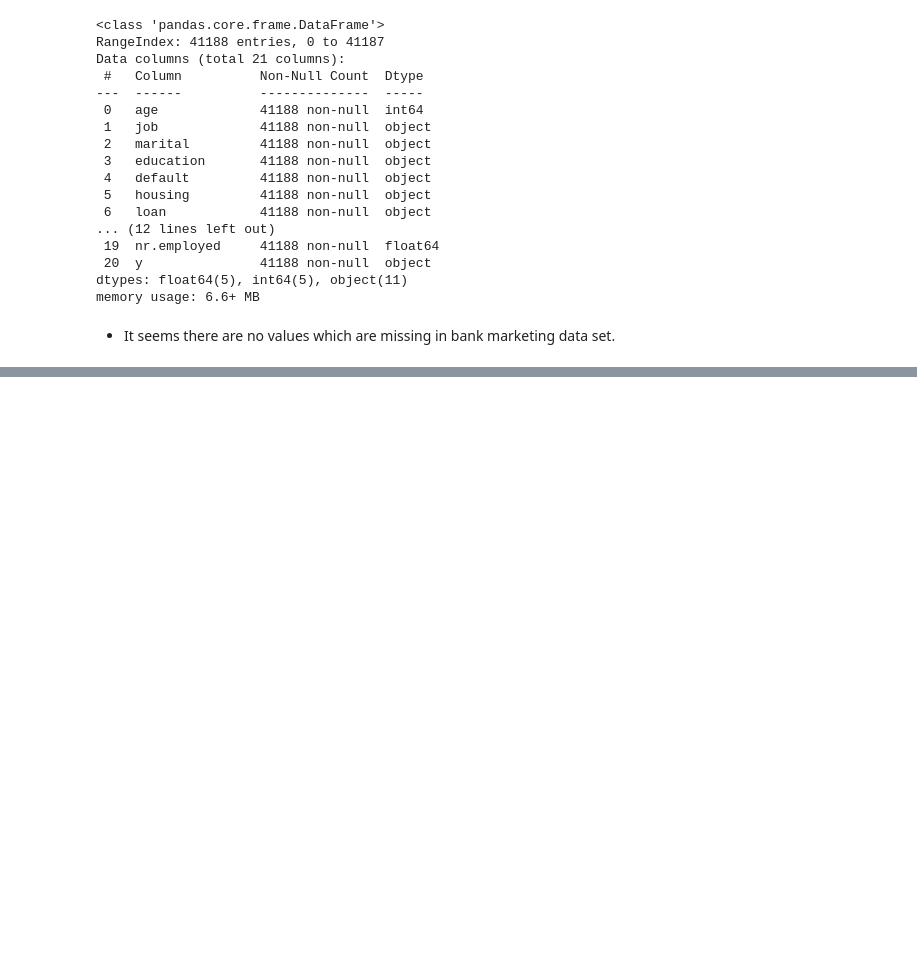
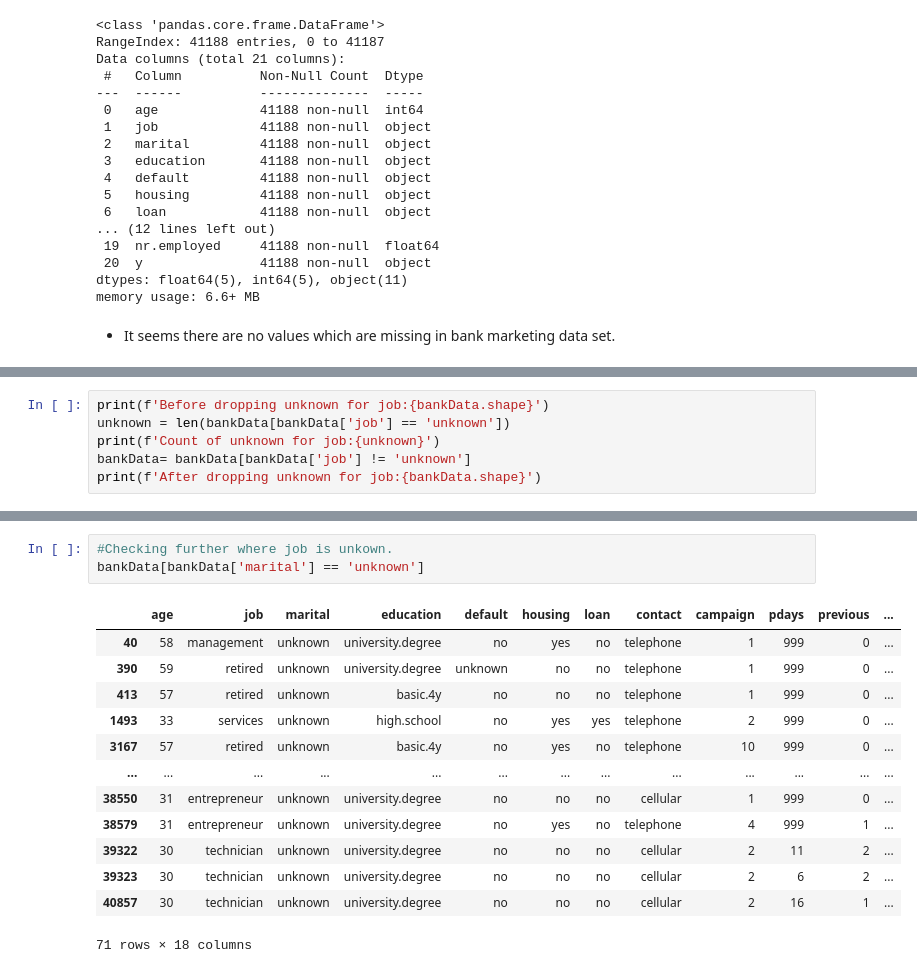
Before and after one commit to Harshobhit/Machine-Learning-Models-Pracitice, a Jupyter notebook: logistic-regression-on-bank-marketing-data.ipynb, the cells around one changed output, grey strips where cells are left out. Cells and saved outputs as stored; diff of their text form; blank space fills up the shorter version.

```diff
--- a/logistic-regression-on-bank-marketing-data.ipynb
+++ b/logistic-regression-on-bank-marketing-data.ipynb
@@ -111,0 +215,6 @@ plt.show()
+# %%
+print(f'Before dropping unknown for job:{bankData.shape}')
+unknown = len(bankData[bankData['job'] == 'unknown'])
+print(f'Count of unknown for job:{unknown}')
+bankData= bankData[bankData['job'] != 'unknown']
+print(f'After dropping unknown for job:{bankData.shape}')
@@ -111,0 +234,17 @@ plt.show()
+# %%
+#Checking further where job is unkown.
+bankData[bankData['marital'] == 'unknown']
+# %% [output]
+|  | age | job | marital | education | default | housing | loan | contact | campaign | pdays | previous | ... |
+| 40 | 58 | management | unknown | university.degree | no | yes | no | telephone | 1 | 999 | 0 | ... |
+| 390 | 59 | retired | unknown | university.degree | unknown | no | no | telephone | 1 | 999 | 0 | ... |
+| 413 | 57 | retired | unknown | basic.4y | no | no | no | telephone | 1 | 999 | 0 | ... |
+| 1493 | 33 | services | unknown | high.school | no | yes | yes | telephone | 2 | 999 | 0 | ... |
+| 3167 | 57 | retired | unknown | basic.4y | no | yes | no | telephone | 10 | 999 | 0 | ... |
+| ... | ... | ... | ... | ... | ... | ... | ... | ... | ... | ... | ... | ... |
+| 38550 | 31 | entrepreneur | unknown | university.degree | no | no | no | cellular | 1 | 999 | 0 | ... |
+| 38579 | 31 | entrepreneur | unknown | university.degree | no | yes | no | telephone | 4 | 999 | 1 | ... |
+| 39322 | 30 | technician | unknown | university.degree | no | no | no | cellular | 2 | 11 | 2 | ... |
+| 39323 | 30 | technician | unknown | university.degree | no | no | no | cellular | 2 | 6 | 2 | ... |
+| 40857 | 30 | technician | unknown | university.degree | no | no | no | cellular | 2 | 16 | 1 | ... |
+71 rows × 18 columns
```
Also changed, not shown: parts of 52 cells of this notebook.
